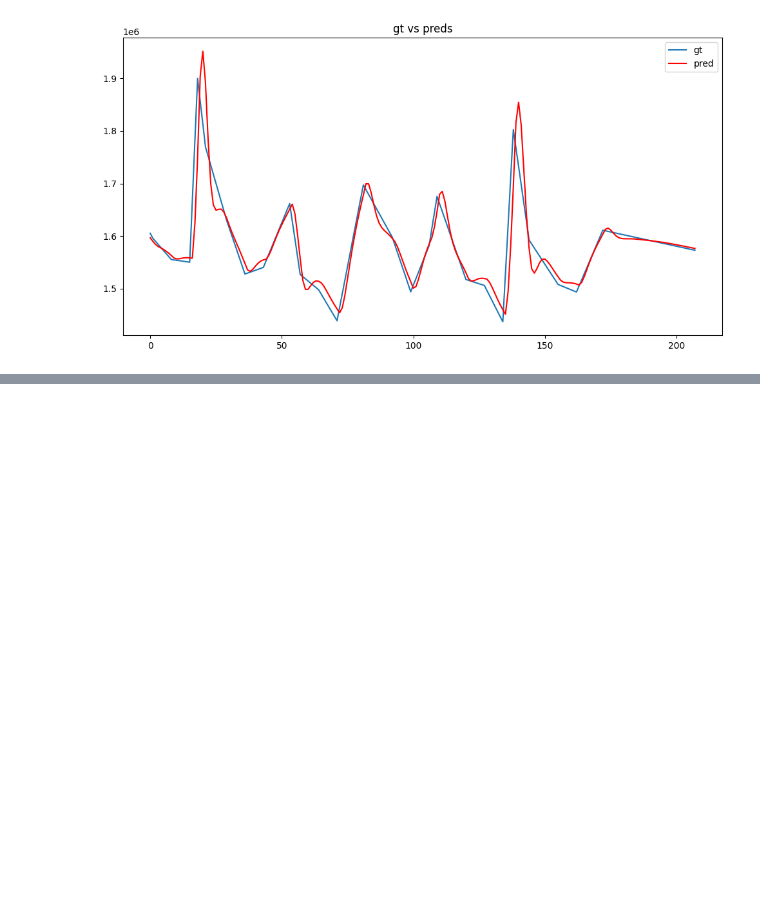
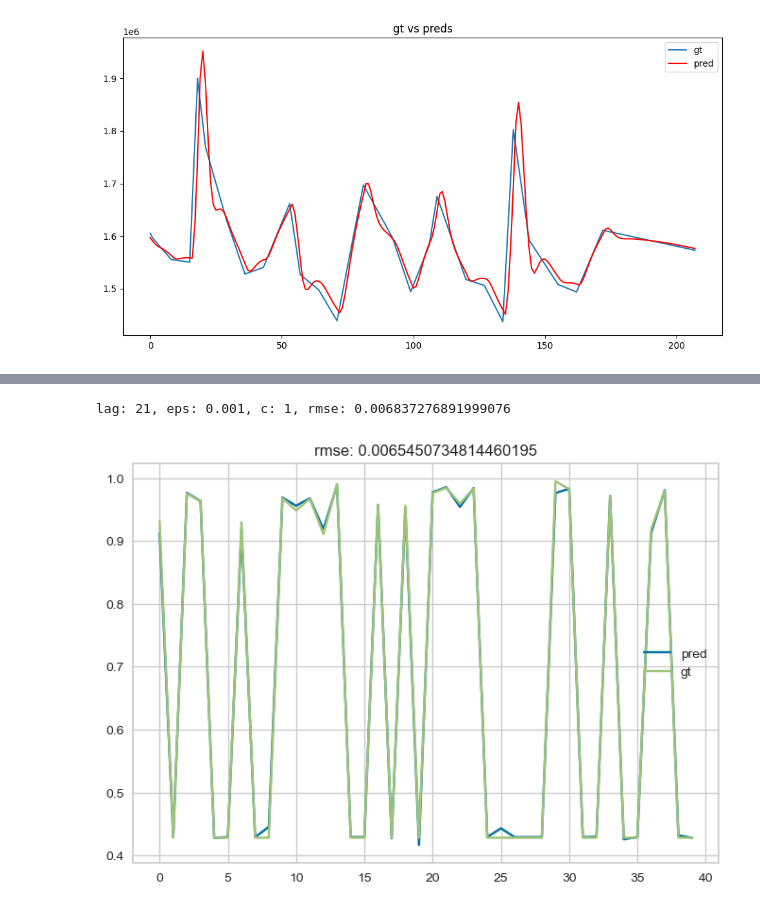
Before and after one commit to mattiasospetti/Data-Analysis, a Jupyter notebook: 3.Time-Series Analysis.ipynb, the cells around one changed output, grey strips where cells are left out. Cells and saved outputs as stored; diff of their text form; code cells hidden in the pictures; blank space fills up the shorter version.

```diff
--- a/3.Time-Series Analysis.ipynb
+++ b/3.Time-Series Analysis.ipynb
@@ -820,0 +905,60 @@ Epoch 20/20
+# %%
+# provo a migliorare i risultati
+
+# tentativo 2, grid search su eps e C della SVR
+
+bestLag = 0
+rmseMin = 1000  # ça dépend
+bestEps = 0
+bestC = 0
+lags = [1,2,3,7,10,14,21,25]
+epss = [1,1e-1,1e-2,1e-3]
+cs = [1,1e-1,1e-2,1e-3]
+
+for lag in lags:
+
+    X, y =[],[]
+    for i in range(len(dateStore_regularNormalized) - lag):
+        X.append(dateStore_regularNormalized[i:i+lag,0])
+        y.append(dateStore_regularNormalized[i+lag,0])
+    X, y = np.array(X), np.array(y)
+
+    X_train, X_test, y_train, y_test = train_test_split(X,y,test_size=0.2,random_state=42)
+
+    for eps in epss:
+        for c in cs:
+
+            svr = SVR(kernel='rbf', epsilon=eps,C=c)
+            svr.fit(X_train,y_train)
+
+            y_pred=svr.predict(X_test)
+            rmse = np.sqrt(mean_squared_error(y_test, y_pred))
+            if rmse<rmseMin:
+                bestLag = lag
+                rmseMin = rmse
+                bestEps = eps
+                bestC = c
+
+X, y =[],[]
+for i in range(len(dateStore_regularNormalized) - bestLag):
+    X.append(dateStore_regularNormalized[i:i+bestLag,0])
+    y.append(dateStore_regularNormalized[i+bestLag,0])
+X, y = np.array(X), np.array(y)
+
+X_train, X_test, y_train, y_test = train_test_split(X,y,test_size=0.2,random_state=42)
+
+print(f'lag: {bestLag}, eps: {bestEps}, c: {bestC}, rmse: {rmseMin}')
+svr = SVR(kernel='rbf', epsilon=bestEps,C=bestC)
+svr.fit(X_train,y_train)
+
+y_pred=svr.predict(X_test)
+rmse = np.sqrt(mean_squared_error(y_test, y_pred))
+
+plt.plot(y_pred, label='pred')
+plt.plot(y_test, label='gt')
+plt.legend()
+plt.title(f'rmse: {rmse}')
+plt.show()
+# %% [output]
+lag: 21, eps: 0.001, c: 1, rmse: 0.006837276891999076
+[figure, added]
```
Also changed, not shown: parts of 10 cells of this notebook.
